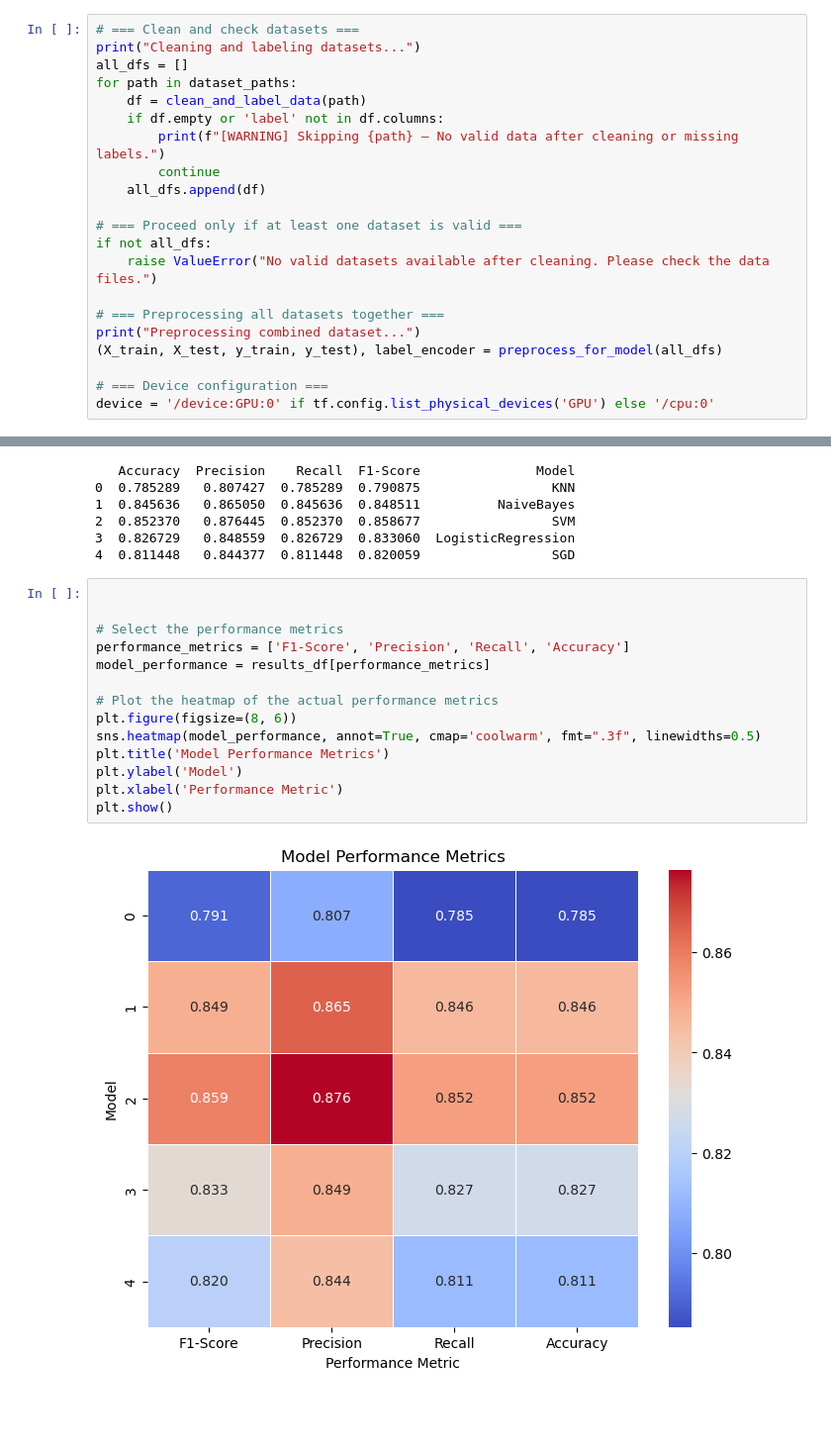
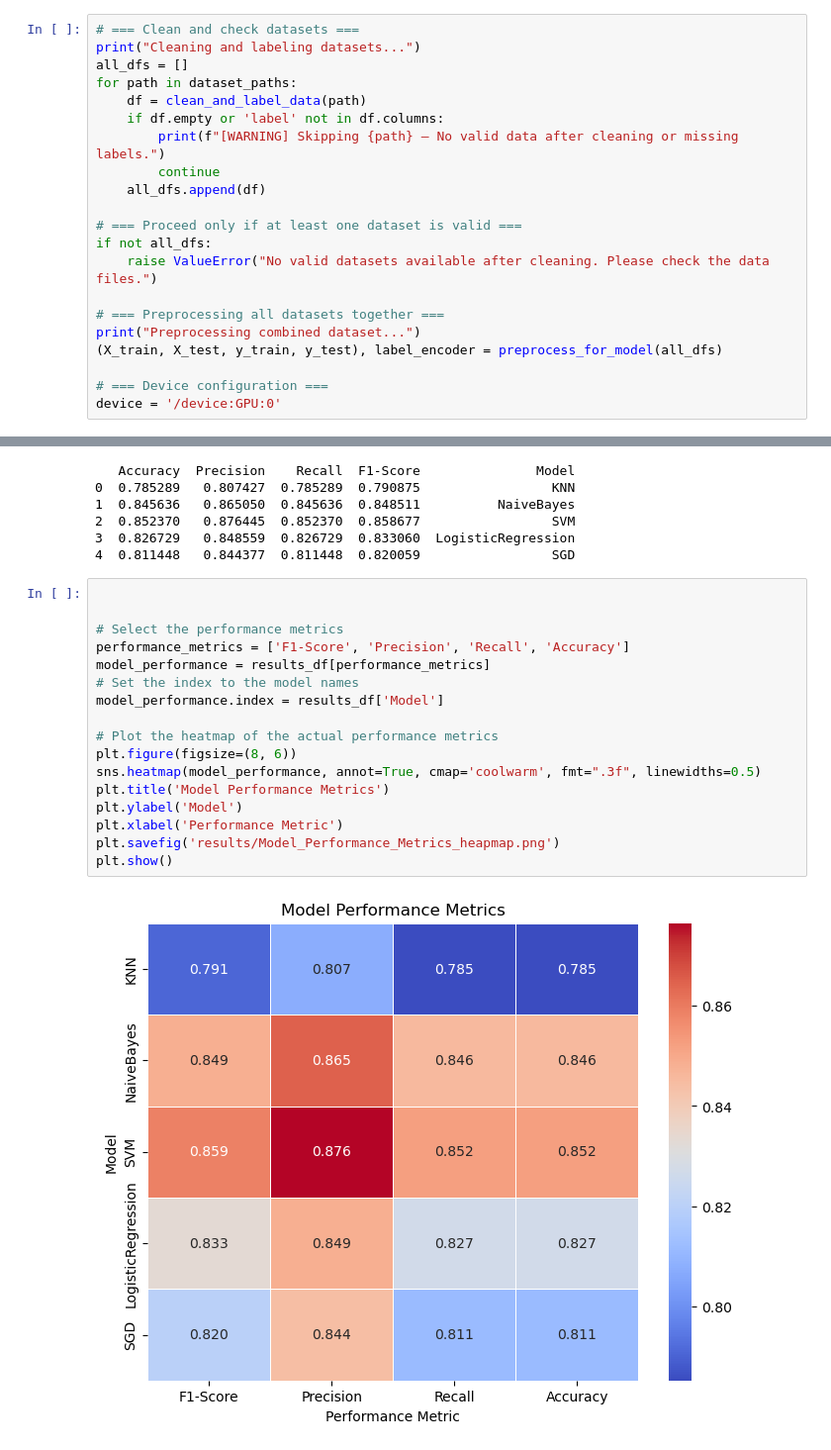
Before and after one commit to bhartiansh/water_quality_prediction, a Jupyter notebook: notebooks/rull_all_models_and_compare.ipynb, the cells around one changed output, grey strips where cells are left out. Shown at 99% size. Saved outputs shown, nothing was run; the diff lists cells and outputs as text; blank space fills up the shorter version.

```diff
--- a/notebooks/rull_all_models_and_compare.ipynb
+++ b/notebooks/rull_all_models_and_compare.ipynb
@@ -40,7 +40,7 @@ print("Preprocessing combined dataset...")
 (X_train, X_test, y_train, y_test), label_encoder = preprocess_for_model(all_dfs)
 
 # === Device configuration ===
-device = '/device:GPU:0' if tf.config.list_physical_devices('GPU') else '/cpu:0'
+device = '/device:GPU:0'
 # %% [output]
 Cleaning and labeling datasets...
 [Cleaned] ../data/marine_water_quality-2.csv — Dropped 146 rows with missing key features
@@ -174,16 +174,19 @@ print(results_df.head())
 # %%
 
 
 # Select the performance metrics
 performance_metrics = ['F1-Score', 'Precision', 'Recall', 'Accuracy']
 model_performance = results_df[performance_metrics]
+# Set the index to the model names
+model_performance.index = results_df['Model']
 
 # Plot the heatmap of the actual performance metrics
 plt.figure(figsize=(8, 6))
 sns.heatmap(model_performance, annot=True, cmap='coolwarm', fmt=".3f", linewidths=0.5)
 plt.title('Model Performance Metrics')
 plt.ylabel('Model')
 plt.xlabel('Performance Metric')
+plt.savefig('results/Model_Performance_Metrics_heapmap.png')
 plt.show()
 # %% [output]
-[figure, old version]
+[figure, new version]
```
Also changed, not shown: parts of 1 cell of this notebook, 5 other files.
